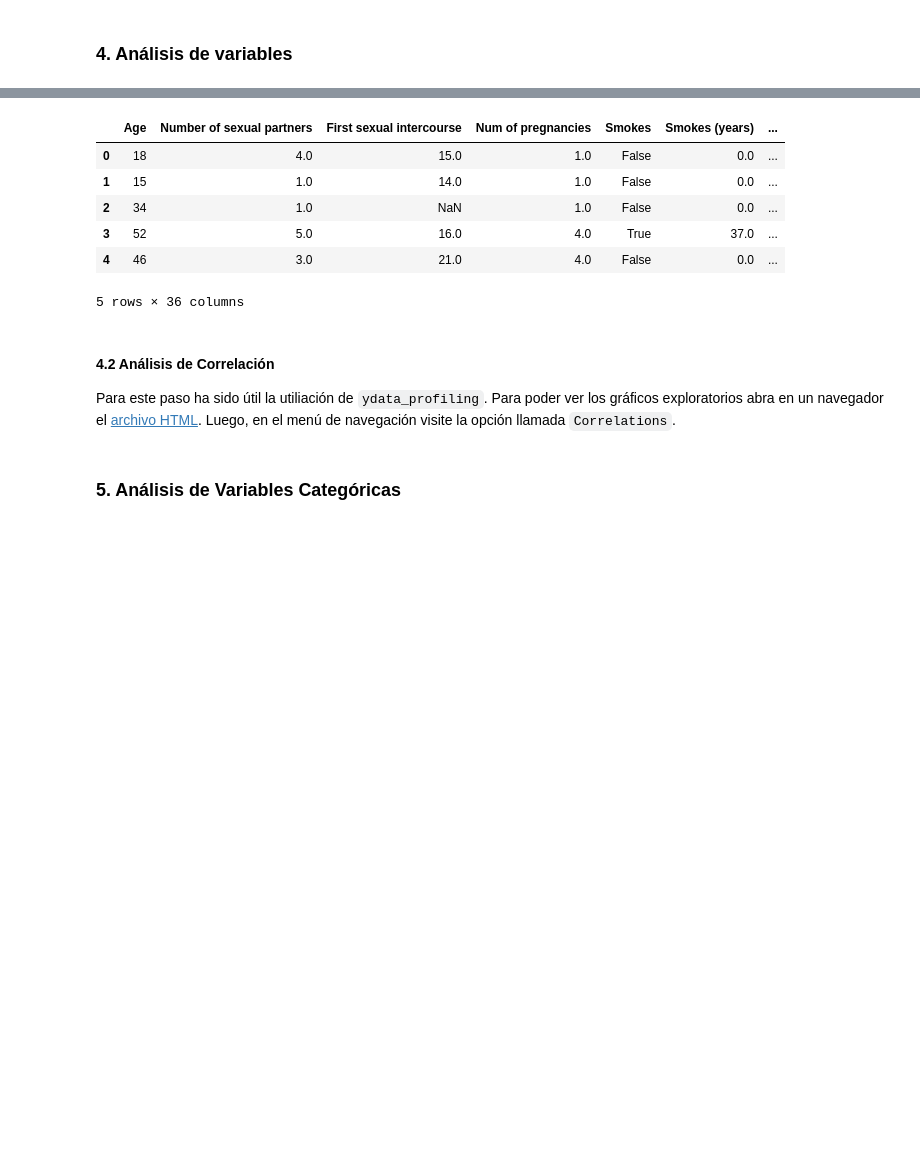
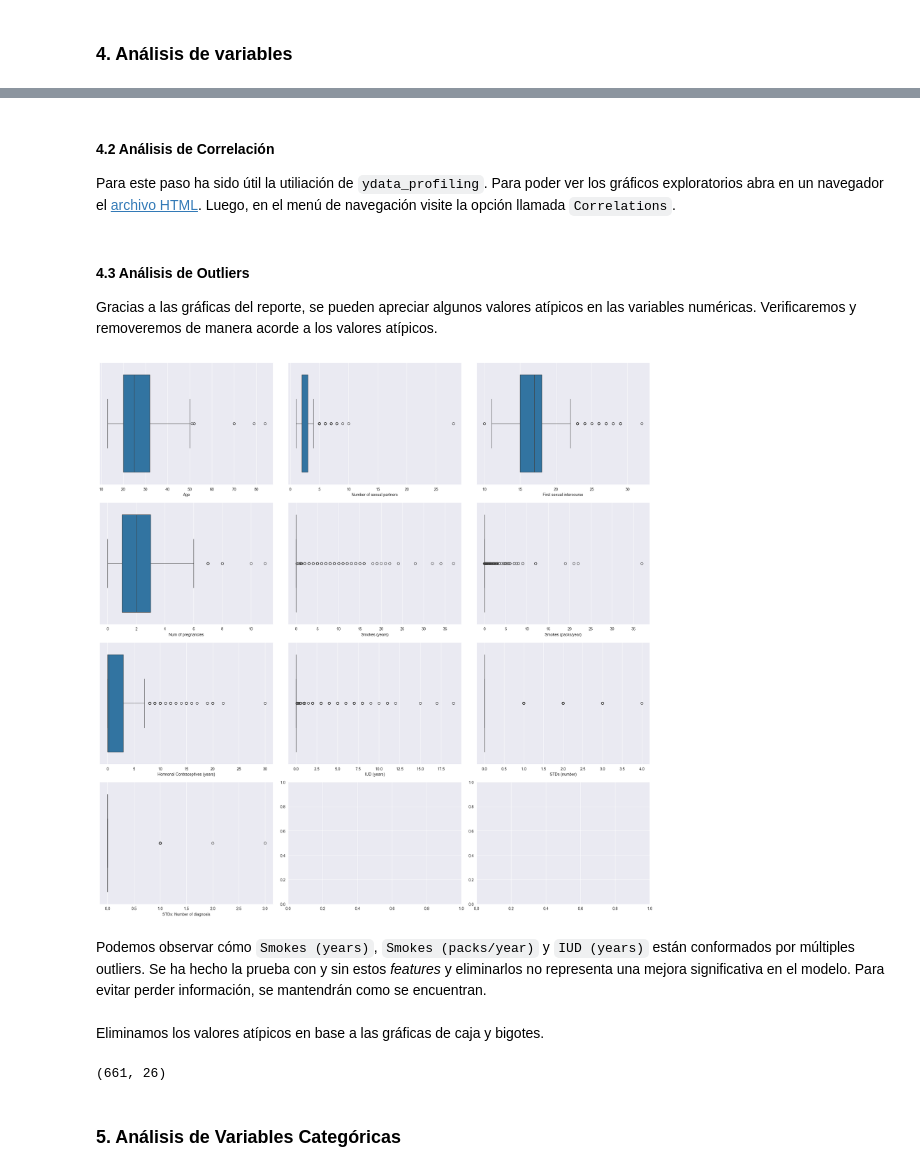
Before and after one commit to FranzCastillo/Cervical-Cancer-Risk-Factor-Analysis, a Jupyter notebook: analysis.ipynb, the cells around one changed output, grey strips where cells are left out. Saved outputs shown, nothing was run; the diff lists cells and outputs as text; code cells hidden in the pictures; blank space fills up the shorter version.

```diff
--- a/analysis.ipynb
+++ b/analysis.ipynb
@@ -90,0 +96,4 @@ Para este paso ha sido útil la utiliación de ``ydata_profiling``. Para poder v
+# %%
+to_drop = ['STDs:cervical condylomatosis', 'STDs:AIDS', 'STDs:vaginal condylomatosis', 'STDs:pelvic inflammatory disease', 'STDs:genital herpes', 'STDs:molluscum contagiosum', 'STDs:Hepatitis B', 'STDs:HPV']
+
+df.drop(to_drop, axis=1, inplace=True)
@@ -90,0 +112,4 @@ Para este paso ha sido útil la utiliación de ``ydata_profiling``. Para poder v
+# %%
+to_drop = ['STDs: Time since first diagnosis', 'STDs: Time since last diagnosis']
+
+df.drop(to_drop, axis=1, inplace=True)
@@ -91,16 +124,12 @@ Para este paso ha sido útil la utiliación de ``ydata_profiling``. Para poder v
 # %%
 categorical_columns = [
     'Smokes', 'Hormonal Contraceptives', 'IUD', 'STDs', 'STDs:condylomatosis',
-    'STDs:cervical condylomatosis', 'STDs:vaginal condylomatosis',
-    'STDs:vulvo-perineal condylomatosis', 'STDs:syphilis',
-    'STDs:pelvic inflammatory disease', 'STDs:genital herpes',
-    'STDs:molluscum contagiosum', 'STDs:AIDS', 'STDs:HIV',
-    'STDs:Hepatitis B', 'STDs:HPV', 'Dx:Cancer', 'Dx:CIN', 'Dx:HPV', 'Dx',
+    'STDs:vulvo-perineal condylomatosis',
+    'STDs:syphilis',
+    'STDs:HIV',
+    'Dx:Cancer', 'Dx:CIN', 'Dx:HPV', 'Dx',
     'Hinselmann', 'Schiller', 'Citology', 'Biopsy'
 ]
 
 for column in categorical_columns:
     df[column] = df[column].astype('bool')
-
-nominal_columns = df.select_dtypes(include=[bool]).columns
-nominal_columns
@@ -146,13 +202,19 @@ memory usage: 100.7 KB
-# %%
-df.head()
-# %% [output]
-|  | Age | Number of sexual partners | First sexual intercourse | Num of pregnancies | Smokes | Smokes (years) | ... |
-| 0 | 18 | 4.0 | 15.0 | 1.0 | False | 0.0 | ... |
-| 1 | 15 | 1.0 | 14.0 | 1.0 | False | 0.0 | ... |
-| 2 | 34 | 1.0 | NaN | 1.0 | False | 0.0 | ... |
-| 3 | 52 | 5.0 | 16.0 | 4.0 | True | 37.0 | ... |
-| 4 | 46 | 3.0 | 21.0 | 4.0 | False | 0.0 | ... |
-5 rows × 36 columns
 # %% [markdown]
 #### 4.2 Análisis de Correlación
 Para este paso ha sido útil la utiliación de ``ydata_profiling``. Para poder ver los gráficos exploratorios abra en un navegador el [archivo HTML](report/report.html). Luego, en el menú de navegación visite la opción llamada ``Correlations``.
+# %% [markdown]
+#### 4.3 Análisis de Outliers
+Gracias a las gráficas del reporte, se pueden apreciar algunos valores atípicos en las variables numéricas. Verificaremos y removeremos de manera acorde a los valores atípicos.
+# %%
+fig, axes = plt.subplots(4, 3, figsize=(20, 20))
+axes = axes.flatten()
+for i, column in enumerate(numerical_columns):
+    sns.boxplot(x=df[column], ax=axes[i])
+plt.tight_layout()
+plt.show()
+# %% [output]
+[figure, added]
+# %% [markdown]
+Podemos observar cómo ``Smokes (years)``, ``Smokes (packs/year)`` y  ``IUD (years)`` están conformados por múltiples outliers. Se ha hecho la prueba con y sin estos *features* y eliminarlos no representa una mejora significativa en el modelo. Para evitar perder información, se mantendrán como se encuentran.
+# %% [markdown]
+Eliminamos los valores atípicos en base a las gráficas de caja y bigotes.
@@ -159,3 +227,7 @@ Para este paso ha sido útil la utiliación de ``ydata_profiling``. Para poder v
+# %%
+df.shape
+# %% [output]
+(661, 26)
 # %% [markdown]
 ### 5. Análisis de Variables Categóricas
 # %% [markdown]
```
Also changed, not shown: parts of 49 cells of this notebook, 1 other file.
